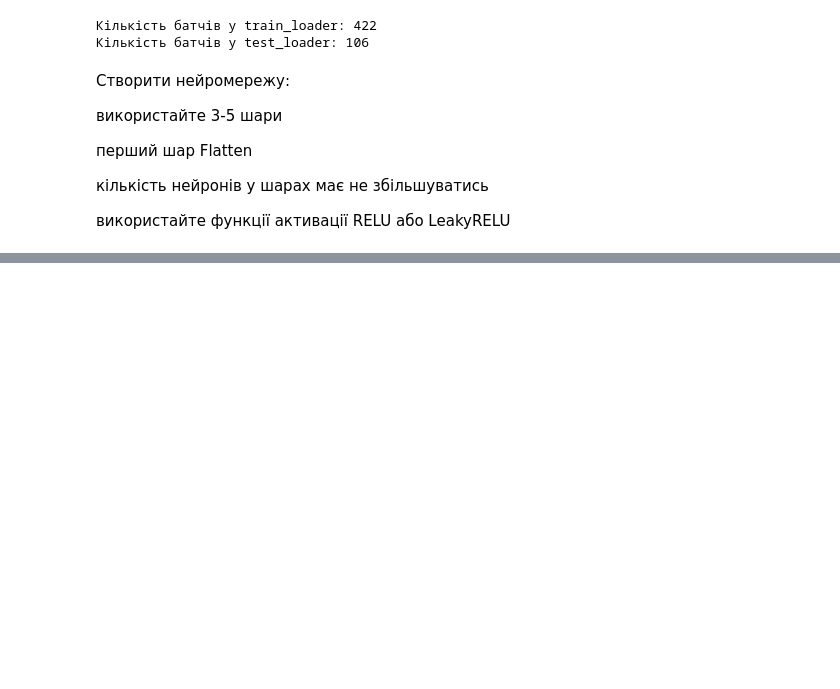
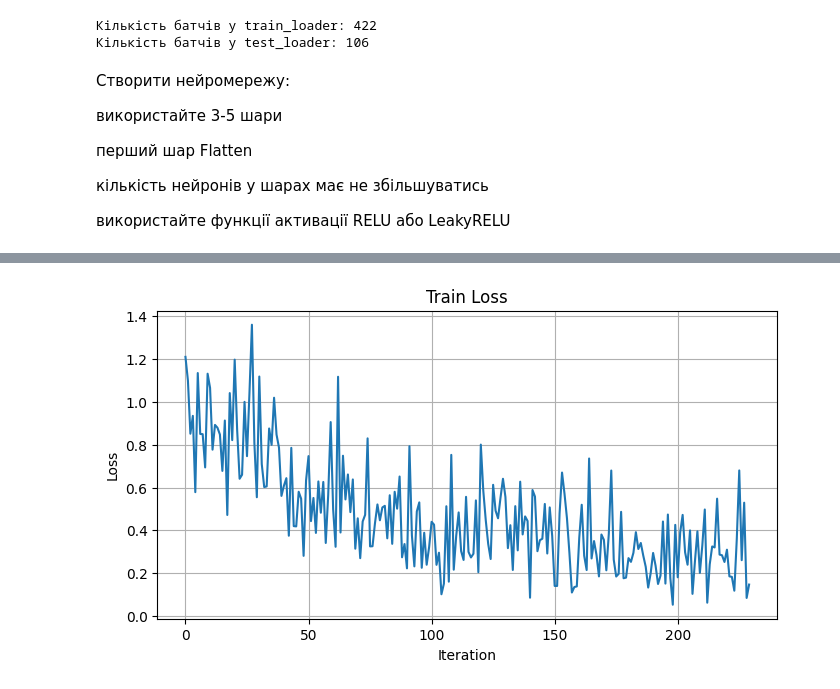
Before and after one commit to taraskin5201/ITStep-AI, a Jupyter notebook: HW2-3-dataset.ipynb, the cells around one changed output, grey strips where cells are left out. Saved outputs shown, nothing was run; the diff lists cells and outputs as text; code cells hidden in the pictures; blank space fills up the shorter version.

```diff
--- a/HW2-3-dataset.ipynb
+++ b/HW2-3-dataset.ipynb
@@ -173,0 +187,33 @@ model = nn.Sequential(
+# %%
+loss_list = []
+loss_test_list = []
+
+for i in range(3):
+    print(f"\nEpoch {i+1}")
+
+    # ===== TRAIN =====
+    for imgs, labels in train_loader:
+        imgs = imgs.to(device)
+        labels = labels.to(device)
+
+        result = model(imgs)
+        loss = loss_fn(result, labels)
+        print(f"train loss: {loss.item()}")
+
+        loss.backward()
+        optimizer.step()
+        optimizer.zero_grad()
+
+        loss_list.append(loss.cpu().item())
+
+    # ===== TEST =====
+    with torch.no_grad():
+        for imgs, labels in test_loader:
+            imgs = imgs.to(device)
+            labels = labels.to(device)
+
+            result = model(imgs)
+            loss = loss_fn(result, labels)
+            print(f"test loss: {loss.item()}")
+
+            loss_test_list.append(loss.cpu().item())
@@ -173,0 +238,12 @@ model = nn.Sequential(
+# %%
+import matplotlib.pyplot as plt
+
+plt.figure(figsize=(8, 4))
+plt.plot(loss_list[20:250])
+plt.title("Train Loss")
+plt.xlabel("Iteration")
+plt.ylabel("Loss")
+plt.grid()
+plt.show()
+# %% [output]
+[figure, added]
```
Also changed, not shown: parts of 8 cells of this notebook.
